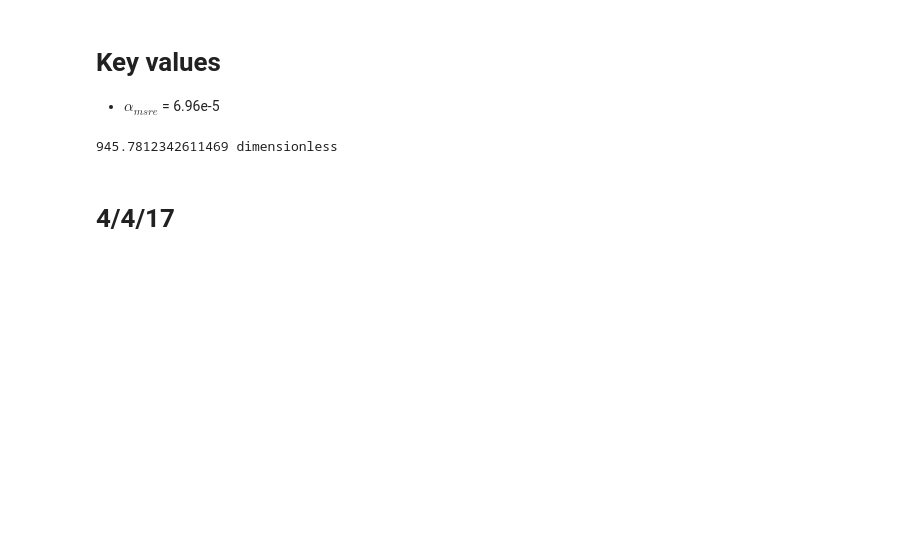
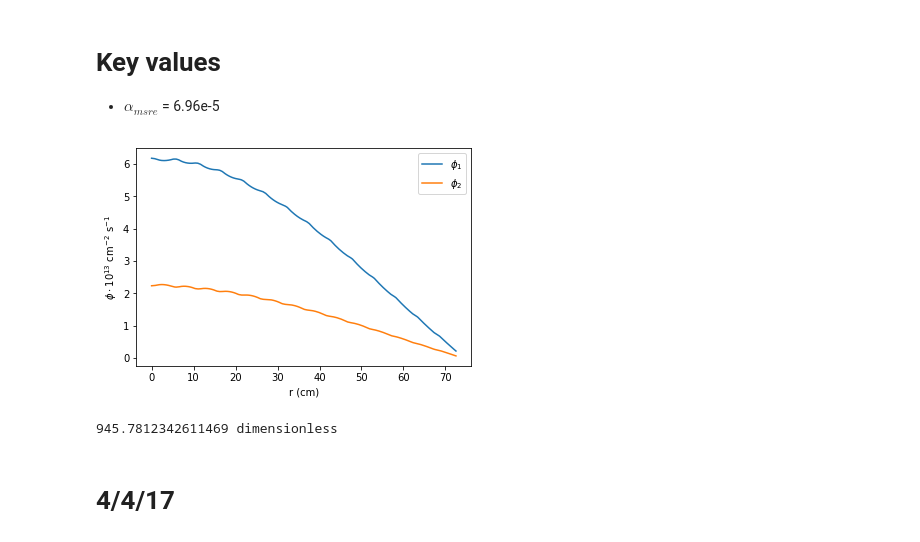
Before and after one commit to JIMMY-KSU/jupyter_notebooks, a Jupyter notebook: moltres/moltres_notes.ipynb, the cells around one changed output. Drawn from its saved outputs; the diff is of its cells as text; code cells hidden in the pictures; blank space fills up the shorter version.

Commit message:
Add line plotting example to top of moltres_notes.

```diff
--- a/moltres/moltres_notes.ipynb
+++ b/moltres/moltres_notes.ipynb
@@ -16,24 +16,64 @@ field_label = {'group1' : r'$\phi_1\cdot$10$^{13}$ cm$^{-2}$ s$^{-1}$', 'group2'
                'temp' : 'T (K)', 'pre1' : r'C$_1$ cm$^{-3}$', 'pre2' : r'C$_2$ cm$^{-3}$', 'pre3' : r'C$_3$ cm$^{-3}$',
                'pre4' : r'C$_4$ cm$^{-3}$', 'pre5' : r'C$_5$ cm$^{-3}$', 'pre6' : r'C$_6$ cm$^{-3}$'}
 
-ds = yt.load('/home/lindsayad/projects/moltres/problems/MooseGold/033117_nts_temp_pre_parsed_mat/auto_diff_rho_out.e', step=-1)
+ds = yt.load('/home/lindsayad/moltres_output/3d_auto_diff_rho_restart_out.e', step=-1)
 actual_domain_widths, actual_center = actual_center_and_widths(ds)
 
 for field in ds.field_list:
     field_type, field_name = field
     if field_type != 'all':
         continue
-    slc = yt.SlicePlot(ds, 'z', field, origin='native', center=actual_center)
+    slc = yt.SlicePlot(ds, 'x', field, origin='native', center=actual_center)
     slc.set_log(field, False)
-    slc.set_width((actual_domain_widths[0],actual_domain_widths[1]))
-#     slc.zoom(3)
-    slc.set_xlabel("r (cm)")
+    slc.set_width((actual_domain_widths[1],actual_domain_widths[2]))
+    slc.set_xlabel("y (cm)")
     slc.set_ylabel("z (cm)")
     if field_name == 'temp':
         slc.set_zlim(field, 922, ds.all_data()[('all','temp')].max())
     slc.set_colorbar_label(field, field_label[field_name])
     slc.set_figure_size(3)
-    slc.save('/home/lindsayad/publications/figures/auto_diff_rho_' + field_name + '.eps')
+    slc.save('/home/lindsayad/Pictures/3d_auto_diff_rho_restart_' + field_name + '.eps')
+# %%
+def actual_center_and_widths(ds):
+    actual_domain_widths = (ds.domain_right_edge.to_ndarray() - ds.domain_left_edge.to_ndarray()) / 1.2
+    actual_le = ds.domain_left_edge.to_ndarray() + actual_domain_widths * .1
+    actual_re = ds.domain_right_edge.to_ndarray() - actual_domain_widths * .1
+    actual_center = (actual_le + actual_re) / 2
+    return actual_domain_widths, actual_center
+
+import yt
+import numpy as np
+import matplotlib.pyplot as plt
+from yt.geometry.coordinates.cartesian_coordinates import CartesianCoordinateHandler
+
+ds = yt.load("/home/lindsayad/projects/moltres/problems/MooseGold/033117_nts_temp_pre_parsed_mat/"
+             "auto_diff_rho_out.e", step=-1)
+
+actual_domain_widths, actual_center = actual_center_and_widths(ds)
+handler = CartesianCoordinateHandler(ds)
+field_label = {'group1' : r'$\phi_1\cdot$10$^{13}$ cm$^{-2}$ s$^{-1}$', 'group2' : r'$\phi_2\cdot$10$^{13}$ cm$^{-2}$ s$^{-1}$',
+               'temp' : 'T (K)', 'pre1' : r'C$_1$ cm$^{-3}$', 'pre2' : r'C$_2$ cm$^{-3}$', 'pre3' : r'C$_3$ cm$^{-3}$',
+               'pre4' : r'C$_4$ cm$^{-3}$', 'pre5' : r'C$_5$ cm$^{-3}$', 'pre6' : r'C$_6$ cm$^{-3}$'}
+
+arc_length, group1_values = handler.line_plot(('all', 'group1'), \
+                                            np.array([0., actual_domain_widths[1] / 2., 0.]), \
+                                            np.array([actual_domain_widths[0], actual_domain_widths[1] / 2., 0.]), \
+                                            1000)
+arc_length, group2_values = handler.line_plot(('all', 'group2'), \
+                                            np.array([0., actual_domain_widths[1] / 2., 0.]), \
+                                            np.array([actual_domain_widths[0], actual_domain_widths[1] / 2., 0.]), \
+                                            1000)
+
+fig = plt.figure()
+plt.plot(arc_length, group1_values, label=r'$\phi_1$')
+plt.plot(arc_length, group2_values, label=r'$\phi_2$')
+plt.legend()
+plt.xlabel('r (cm)')
+plt.ylabel(r'$\phi\cdot$10$^{13}$ cm$^{-2}$ s$^{-1}$')
+fig.savefig('/home/lindsayad/Pictures/radial_group_comparison.eps', format='eps')
+plt.show()
+# %% [output]
+[figure, added]
 # %%
 import yt
 
```
Also changed, not shown: 1 other file.
